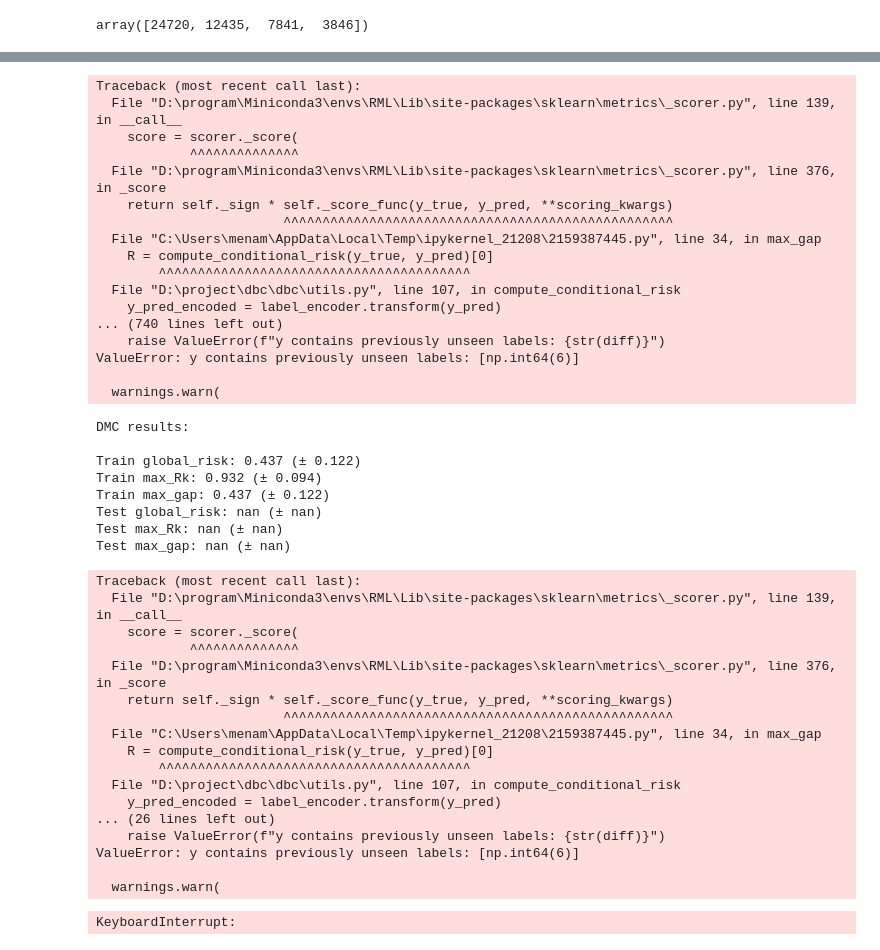
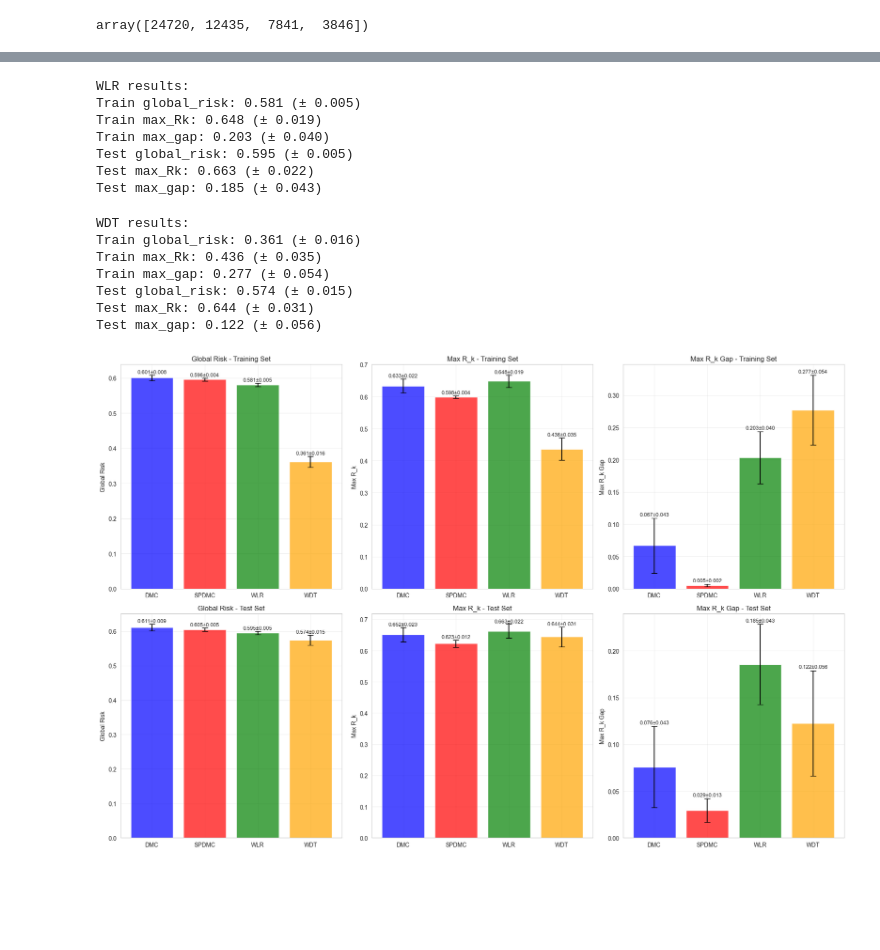
Before and after one commit to Menamot/dbc, a Jupyter notebook: examples/SPDMC_experiment.ipynb, the cells around one changed output, grey strips where cells are left out. Drawn from its saved outputs; the diff is of its cells as text; code cells hidden in the pictures; blank space fills up the shorter version.

```diff
--- a/examples/SPDMC_experiment.ipynb
+++ b/examples/SPDMC_experiment.ipynb
@@ -101,7 +101,7 @@ from dbc.main import KmeansDiscreteMinimaxClassifier
 from sklearn.linear_model import LogisticRegression
 from sklearn.tree import DecisionTreeClassifier
 
-T = 20
+T = 40
 model = KmeansDiscreteMinimaxClassifier(n_clusters=T)
 results_DMC = cross_validate(
     model,
@@ -112,4 +112,11 @@ results_DMC = cross_validate(
 )
 print('DMC results:')
 print_results(results_DMC)
+# DMC results:
+# Train global_risk: 0.599 (± 0.006)
+# Train max_Rk: 0.629 (± 0.017)
+# Train max_gap: 0.055 (± 0.034)
+# Test global_risk: 0.609 (± 0.008)
+# Test max_Rk: 0.646 (± 0.017)
+# Test max_gap: 0.066 (± 0.032)
 # %% [output]
@@ -137,7 +130,7 @@ Test max_gap: 0.168 (± 0.116)
 # %%
 from dbc.main import CmeansDiscreteMinmaxClassifier
-T = 20
-fuzzifier = 1.5
+T = 40
+fuzzifier = 1.3
 model = CmeansDiscreteMinmaxClassifier(n_clusters=T, fuzzifier=fuzzifier, use_kmeans=True)
 results_SPDMC = cross_validate(
     model,
@@ -153,5 +162,5 @@ print_results(results_SPDMC)
 # %%
-model = LogisticRegression(class_weight='balanced')
+model = LogisticRegression(class_weight='balanced',max_iter=1000)
 results_WLR = cross_validate(
     model,
     X, y,
@@ -161,8 +170,16 @@ results_WLR = cross_validate(
 )
 print('WLR results:')
 print_results(results_WLR)
+# %% [output]
+WLR results:
+Train global_risk: 0.581 (± 0.005)
+Train max_Rk: 0.648 (± 0.019)
+Train max_gap: 0.203 (± 0.040)
+Test global_risk: 0.595 (± 0.005)
+Test max_Rk: 0.663 (± 0.022)
+Test max_gap: 0.185 (± 0.043)
 # %%
-model = DecisionTreeClassifier(class_weight='balanced')
+model = DecisionTreeClassifier(class_weight='balanced',max_depth=20)
 results_WDT = cross_validate(
     model,
     X, y,
@@ -173,49 +190,13 @@ results_WDT = cross_validate(
 print('WDT results:')
 print_results(results_WDT)
 # %% [output]
-Traceback (most recent call last):
-  File "D:\program\Miniconda3\envs\RML\Lib\site-packages\sklearn\metrics\_scorer.py", line 139, in __call__
-    score = scorer._score(
-            ^^^^^^^^^^^^^^
-  File "D:\program\Miniconda3\envs\RML\Lib\site-packages\sklearn\metrics\_scorer.py", line 376, in _score
-    return self._sign * self._score_func(y_true, y_pred, **scoring_kwargs)
-                        ^^^^^^^^^^^^^^^^^^^^^^^^^^^^^^^^^^^^^^^^^^^^^^^^^^
-  File "C:\Users\menam\AppData\Local\Temp\ipykernel_21208\2159387445.py", line 34, in max_gap
-    R = compute_conditional_risk(y_true, y_pred)[0]
-        ^^^^^^^^^^^^^^^^^^^^^^^^^^^^^^^^^^^^^^^^
-  File "D:\project\dbc\dbc\utils.py", line 107, in compute_conditional_risk
-    y_pred_encoded = label_encoder.transform(y_pred)
-... (740 lines left out)
-    raise ValueError(f"y contains previously unseen labels: {str(diff)}")
-ValueError: y contains previously unseen labels: [np.int64(6)]
-
-  warnings.warn(
+WDT results:
+Train global_risk: 0.361 (± 0.016)
+Train max_Rk: 0.436 (± 0.035)
+Train max_gap: 0.277 (± 0.054)
+Test global_risk: 0.574 (± 0.015)
+Test max_Rk: 0.644 (± 0.031)
+Test max_gap: 0.122 (± 0.056)
-DMC results:
-
-Train global_risk: 0.437 (± 0.122)
-Train max_Rk: 0.932 (± 0.094)
-Train max_gap: 0.437 (± 0.122)
-Test global_risk: nan (± nan)
-Test max_Rk: nan (± nan)
-Test max_gap: nan (± nan)
-Traceback (most recent call last):
-  File "D:\program\Miniconda3\envs\RML\Lib\site-packages\sklearn\metrics\_scorer.py", line 139, in __call__
-    score = scorer._score(
-            ^^^^^^^^^^^^^^
-  File "D:\program\Miniconda3\envs\RML\Lib\site-packages\sklearn\metrics\_scorer.py", line 376, in _score
-    return self._sign * self._score_func(y_true, y_pred, **scoring_kwargs)
-                        ^^^^^^^^^^^^^^^^^^^^^^^^^^^^^^^^^^^^^^^^^^^^^^^^^^
-  File "C:\Users\menam\AppData\Local\Temp\ipykernel_21208\2159387445.py", line 34, in max_gap
-    R = compute_conditional_risk(y_true, y_pred)[0]
-        ^^^^^^^^^^^^^^^^^^^^^^^^^^^^^^^^^^^^^^^^
-  File "D:\project\dbc\dbc\utils.py", line 107, in compute_conditional_risk
-    y_pred_encoded = label_encoder.transform(y_pred)
-... (26 lines left out)
-    raise ValueError(f"y contains previously unseen labels: {str(diff)}")
-ValueError: y contains previously unseen labels: [np.int64(6)]
-
-  warnings.warn(
-KeyboardInterrupt:
 # %%
 
 import matplotlib.pyplot as plt
@@ -231,7 +212,7 @@ results_dict = {
 
 # 定义指标和标签
 metrics = ['global_risk', 'max_Rk', 'max_gap']
-metric_labels = ['Global Risk', 'Max R_k', 'Max Gap']
+metric_labels = ['Global Risk', 'Max R_k', 'Max R_k Gap']
 
 # 创建子图
 fig, axes = plt.subplots(2, 3, figsize=(18, 12))
@@ -248,33 +229,35 @@ for i, (metric, label) in enumerate(zip(metrics, metric_labels)):
                         capsize=5, alpha=0.7, color=['blue', 'red', 'green', 'orange'])
     ax_train.set_title(f'{label} - Training Set')
     ax_train.set_ylabel(label)
     ax_train.grid(True, alpha=0.3)
 
     # 添加数值标签
     for bar, mean, std in zip(bars, train_means, train_stds):
         height = bar.get_height()
         ax_train.text(bar.get_x() + bar.get_width()/2., height + std + 0.001,
                      f'{mean:.3f}±{std:.3f}', ha='center', va='bottom', fontsize=9)
 
     # 测试集结果
     ax_test = axes[i + 3]
     test_means = [-results_dict[model][f'test_{metric}'].mean() for model in results_dict.keys()]
     test_stds = [results_dict[model][f'test_{metric}'].std() for model in results_dict.keys()]
 
     bars = ax_test.bar(results_dict.keys(), test_means, yerr=test_stds,
                        capsize=5, alpha=0.7, color=['blue', 'red', 'green', 'orange'])
     ax_test.set_title(f'{label} - Test Set')
     ax_test.set_ylabel(label)
     ax_test.grid(True, alpha=0.3)
 
     # 添加数值标签
     for bar, mean, std in zip(bars, test_means, test_stds):
         height = bar.get_height()
         ax_test.text(bar.get_x() + bar.get_width()/2., height + std + 0.001,
                      f'{mean:.3f}±{std:.3f}', ha='center', va='bottom', fontsize=9)
 
 plt.tight_layout()
 plt.show()
+# %% [output]
+[figure, added]
 # %%
 # 该单元格为运行一次实验所需
 from sklearn.model_selection import train_test_split
```
Also changed, not shown: parts of 6 cells of this notebook, 1 other file.
